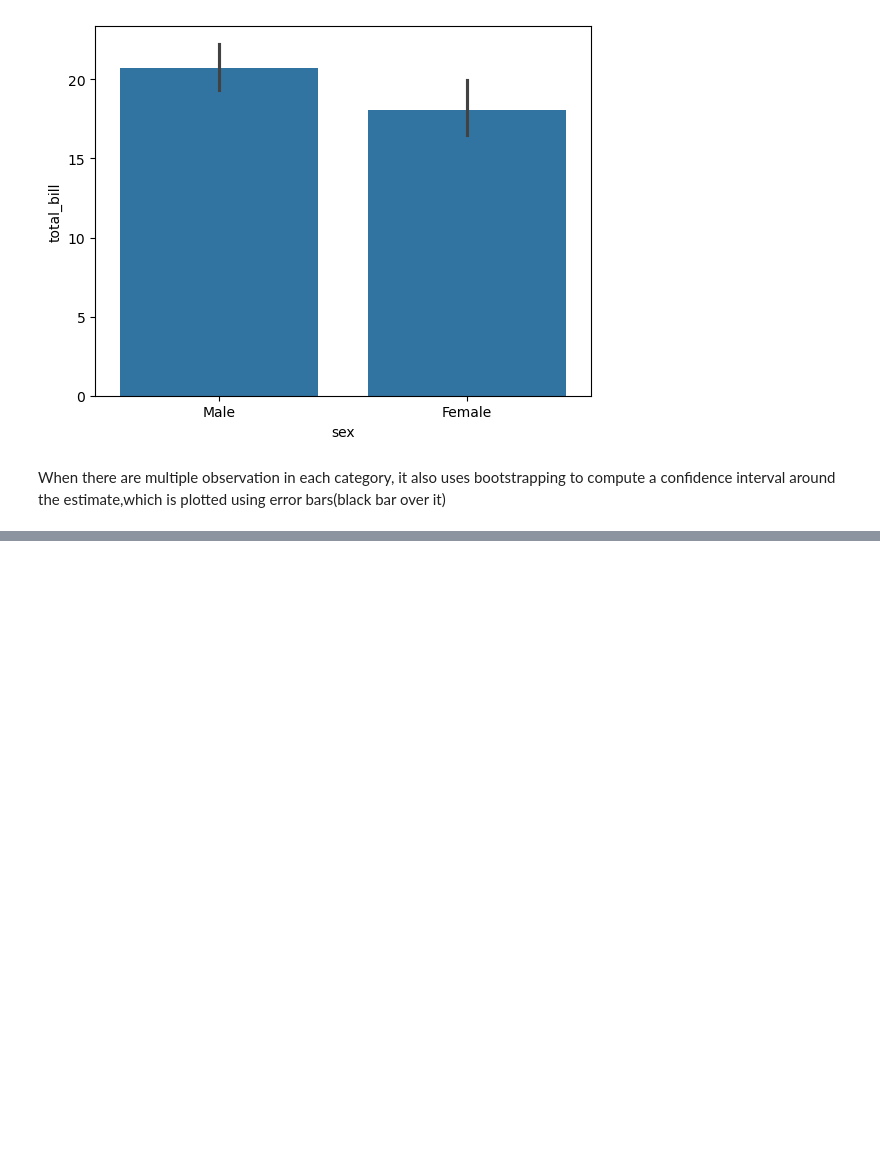
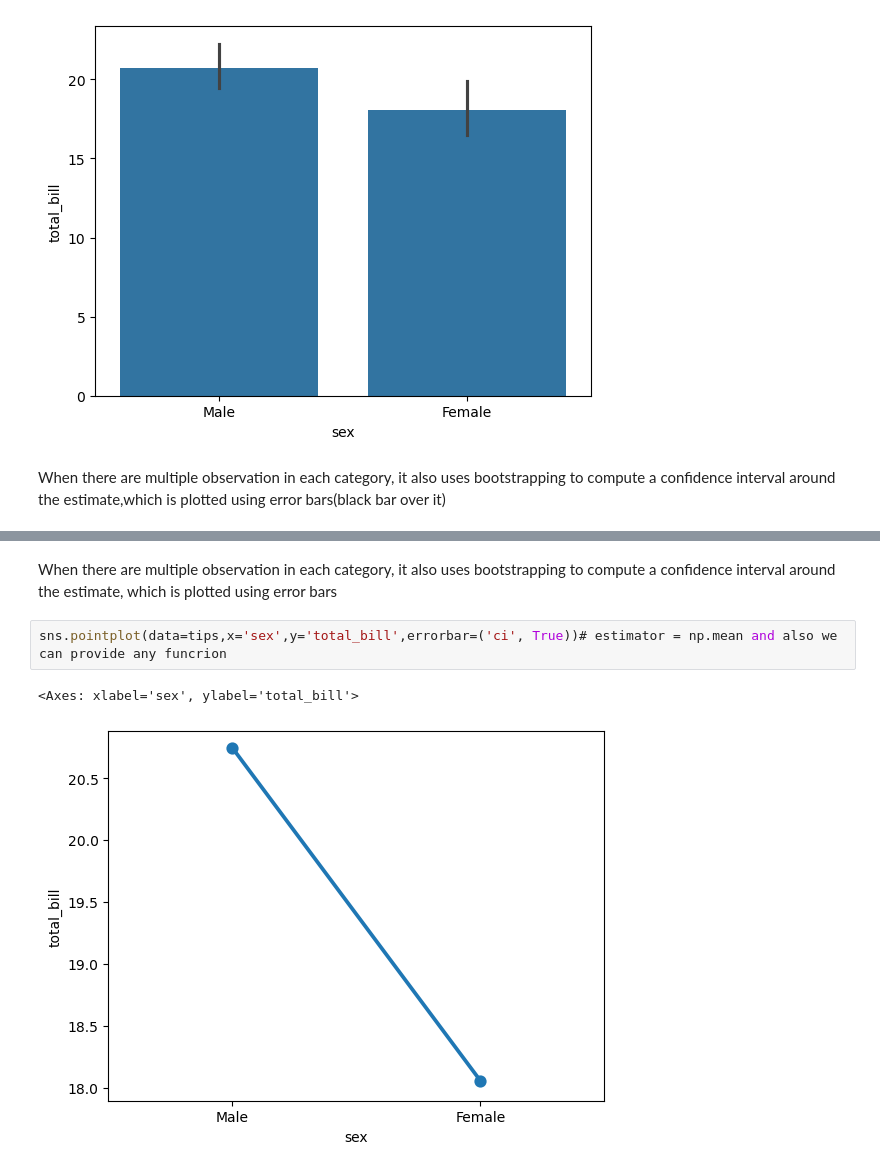
Before and after one commit to krushna98p/Pandas, a Jupyter notebook: Seaborn/Seaborn_part1.ipynb, the cells around one changed output, grey strips where cells are left out. Cells and saved outputs as stored; diff of their text form; blank space fills up the shorter version.

```diff
--- a/Seaborn/Seaborn_part1.ipynb
+++ b/Seaborn/Seaborn_part1.ipynb
@@ -372,0 +396,7 @@ When there are multiple observation in each category, it also uses bootstrapping
+# %% [markdown]
+When there are multiple observation in each category, it also uses bootstrapping to compute a confidence interval around the estimate, which is plotted using error bars
+# %%
+sns.pointplot(data=tips,x='sex',y='total_bill',errorbar=('ci', True))# estimator = np.mean and also we can provide any funcrion
+# %% [output]
+<Axes: xlabel='sex', ylabel='total_bill'>
+[figure, added]
```
Also changed, not shown: parts of 16 cells of this notebook.
